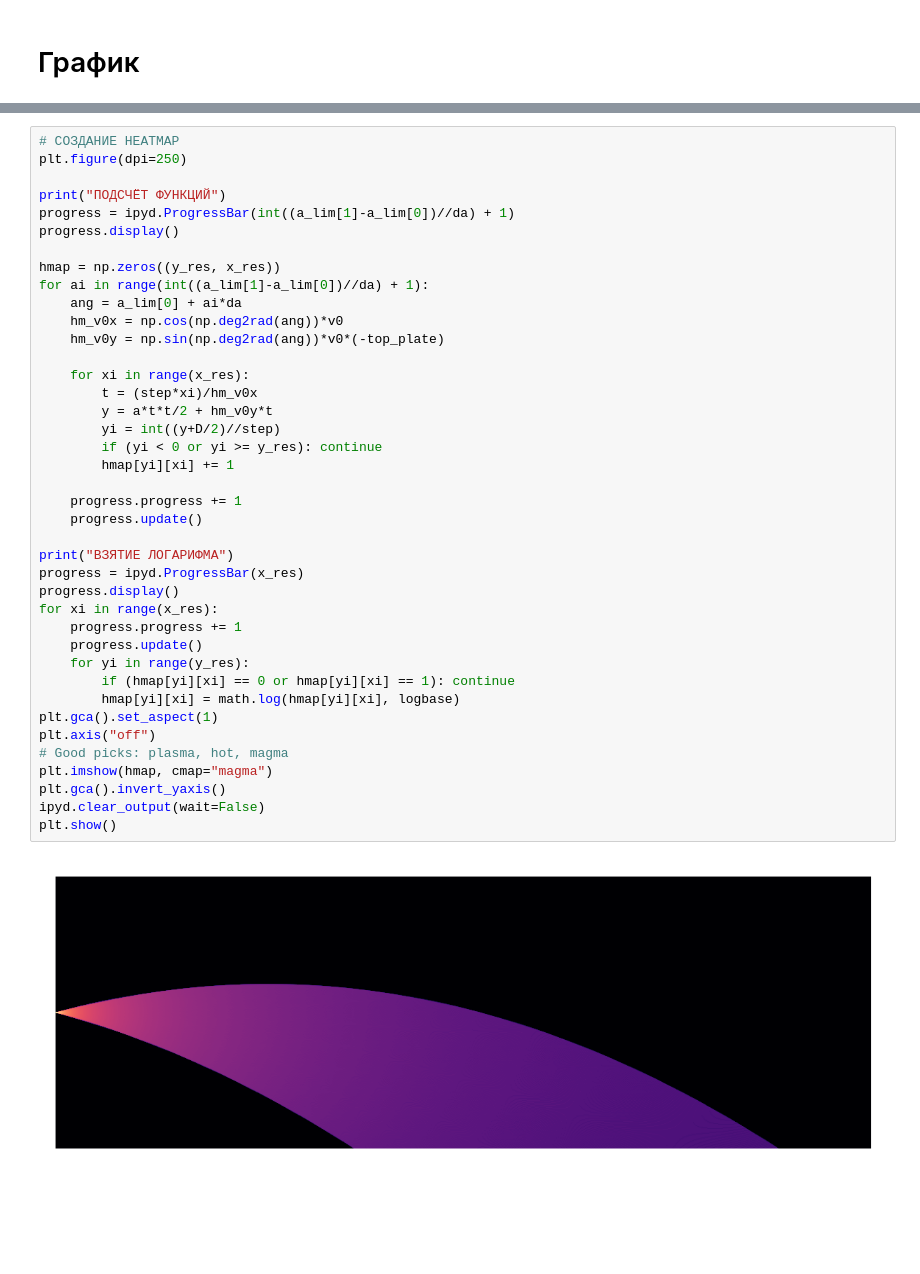
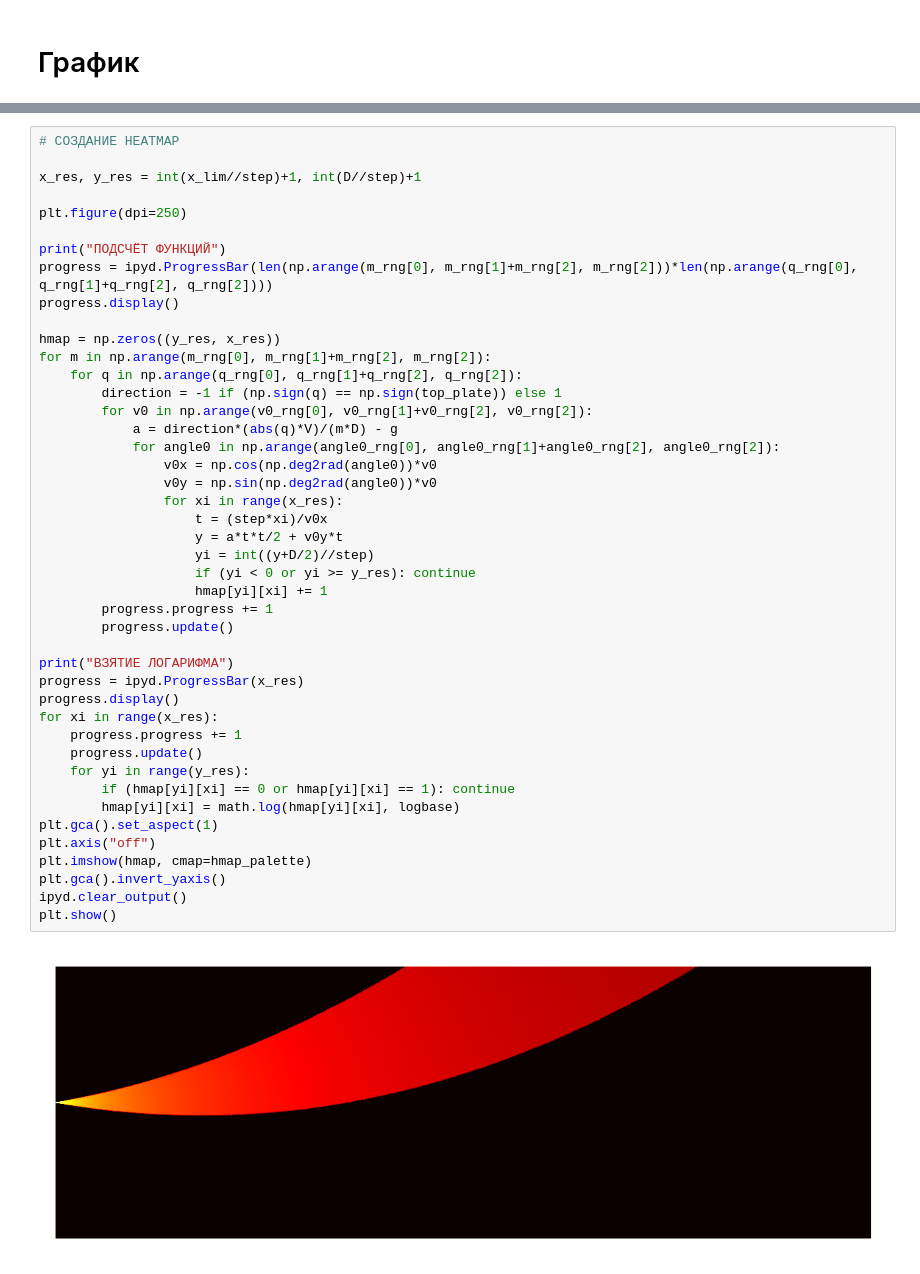
Before and after one commit to sqeezelemon/itmo-physics, a Jupyter notebook: modeling2/3.ipynb, the cells around one changed output, grey strips where cells are left out. Drawn from its saved outputs; the diff is of its cells as text; blank space fills up the shorter version.

Commit message:
Mod. 2: More settings for heatmap + reformat

```diff
--- a/modeling2/3.ipynb
+++ b/modeling2/3.ipynb
@@ -168,42 +187,46 @@ if (int((a_lim[1]-a_lim[0])//da + 1)*y_res*x_res) > 10e10: print("Это мож
 # %%
 # СОЗДАНИЕ HEATMAP
+
+x_res, y_res = int(x_lim//step)+1, int(D//step)+1
+
 plt.figure(dpi=250)
 
 print("ПОДСЧЁТ ФУНКЦИЙ")
-progress = ipyd.ProgressBar(int((a_lim[1]-a_lim[0])//da) + 1)
+progress = ipyd.ProgressBar(len(np.arange(m_rng[0], m_rng[1]+m_rng[2], m_rng[2]))*len(np.arange(q_rng[0], q_rng[1]+q_rng[2], q_rng[2])))
 progress.display()
 
 hmap = np.zeros((y_res, x_res))
-for ai in range(int((a_lim[1]-a_lim[0])//da) + 1):
-    ang = a_lim[0] + ai*da
-    hm_v0x = np.cos(np.deg2rad(ang))*v0
-    hm_v0y = np.sin(np.deg2rad(ang))*v0*(-top_plate)
-
-    for xi in range(x_res):
-        t = (step*xi)/hm_v0x
-        y = a*t*t/2 + hm_v0y*t
-        yi = int((y+D/2)//step)
-        if (yi < 0 or yi >= y_res): continue
-        hmap[yi][xi] += 1
-
-    progress.progress += 1
-    progress.update()
+for m in np.arange(m_rng[0], m_rng[1]+m_rng[2], m_rng[2]):
+    for q in np.arange(q_rng[0], q_rng[1]+q_rng[2], q_rng[2]):
+        direction = -1 if (np.sign(q) == np.sign(top_plate)) else 1
+        for v0 in np.arange(v0_rng[0], v0_rng[1]+v0_rng[2], v0_rng[2]):
+            a = direction*(abs(q)*V)/(m*D) - g
+            for angle0 in np.arange(angle0_rng[0], angle0_rng[1]+angle0_rng[2], angle0_rng[2]):
+                v0x = np.cos(np.deg2rad(angle0))*v0
+                v0y = np.sin(np.deg2rad(angle0))*v0
+                for xi in range(x_res):
+                    t = (step*xi)/v0x
+                    y = a*t*t/2 + v0y*t
+                    yi = int((y+D/2)//step)
+                    if (yi < 0 or yi >= y_res): continue
+                    hmap[yi][xi] += 1
+        progress.progress += 1
+        progress.update()
 
 print("ВЗЯТИЕ ЛОГАРИФМА")
 progress = ipyd.ProgressBar(x_res)
 progress.display()
 for xi in range(x_res):
     progress.progress += 1
     progress.update()
     for yi in range(y_res):
         if (hmap[yi][xi] == 0 or hmap[yi][xi] == 1): continue
         hmap[yi][xi] = math.log(hmap[yi][xi], logbase)
 plt.gca().set_aspect(1)
 plt.axis("off")
-# Good picks: plasma, hot, magma
-plt.imshow(hmap, cmap="magma")
+plt.imshow(hmap, cmap=hmap_palette)
 plt.gca().invert_yaxis()
-ipyd.clear_output(wait=False)
+ipyd.clear_output()
 plt.show()
 # %% [output]
-[figure, old version]
+[figure, new version]
```
Also changed, not shown: parts of 8 cells of this notebook.
